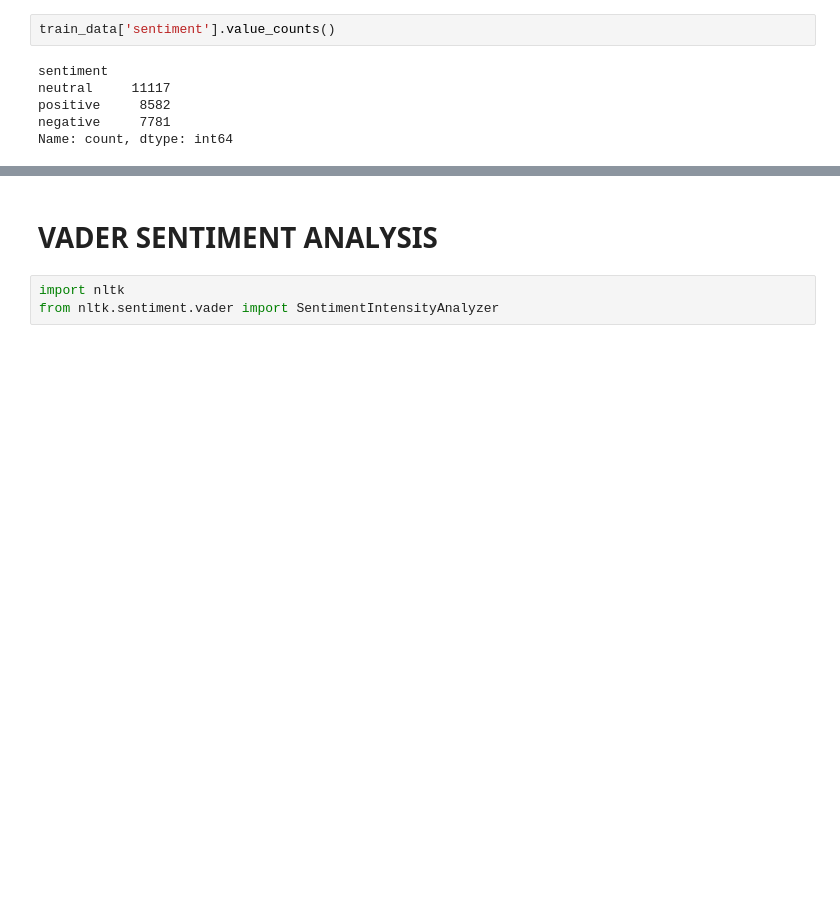
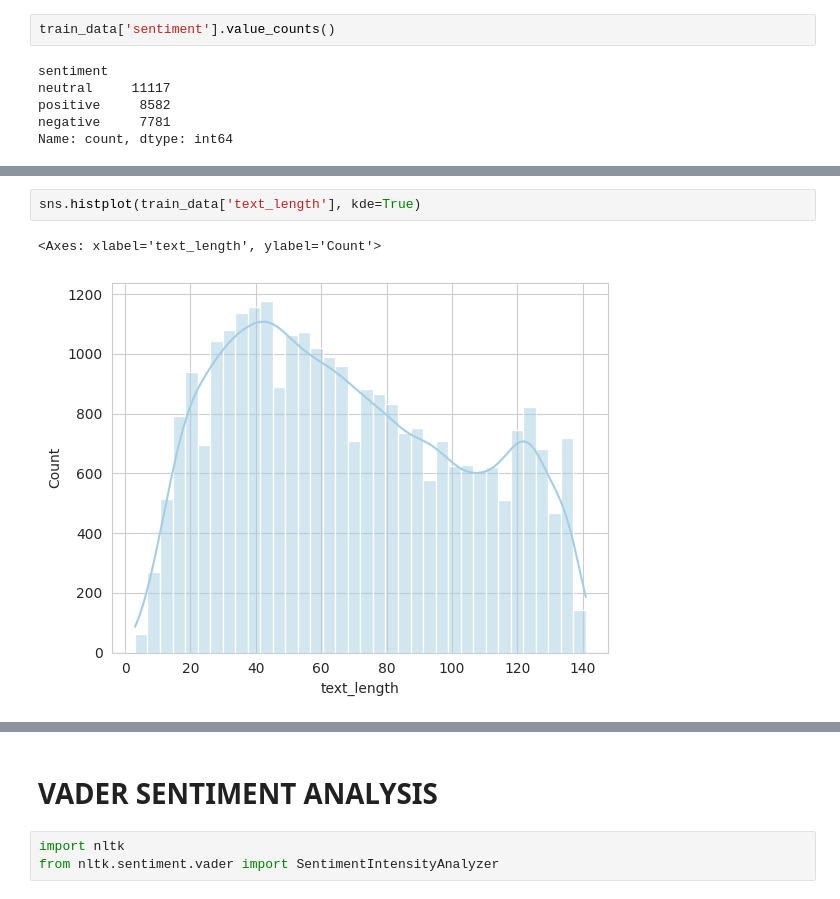
Before and after one commit to JeremyNathanJusuf/tweet-sentiment-analysis, a Jupyter notebook: tweet-sentiment-extraction.ipynb, the cells around one changed output, grey strips where cells are left out. Drawn from its saved outputs; the diff is of its cells as text; blank space fills up the shorter version.

```diff
--- a/tweet-sentiment-extraction.ipynb
+++ b/tweet-sentiment-extraction.ipynb
@@ -77,0 +83,5 @@ sns.countplot(x='sentiment', data=train_data)
+# %%
+sns.histplot(train_data['text_length'], kde=True)
+# %% [output]
+<Axes: xlabel='text_length', ylabel='Count'>
+[figure, added]
```
Also changed, not shown: parts of 4 cells of this notebook.
